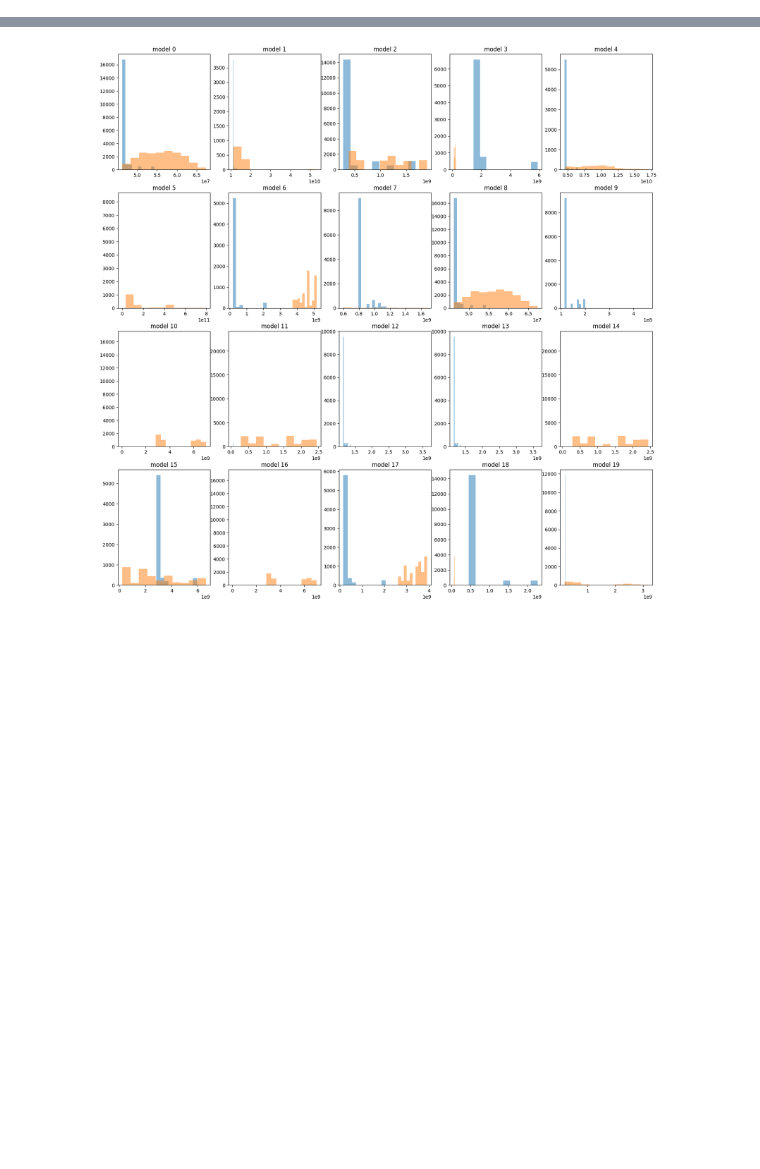
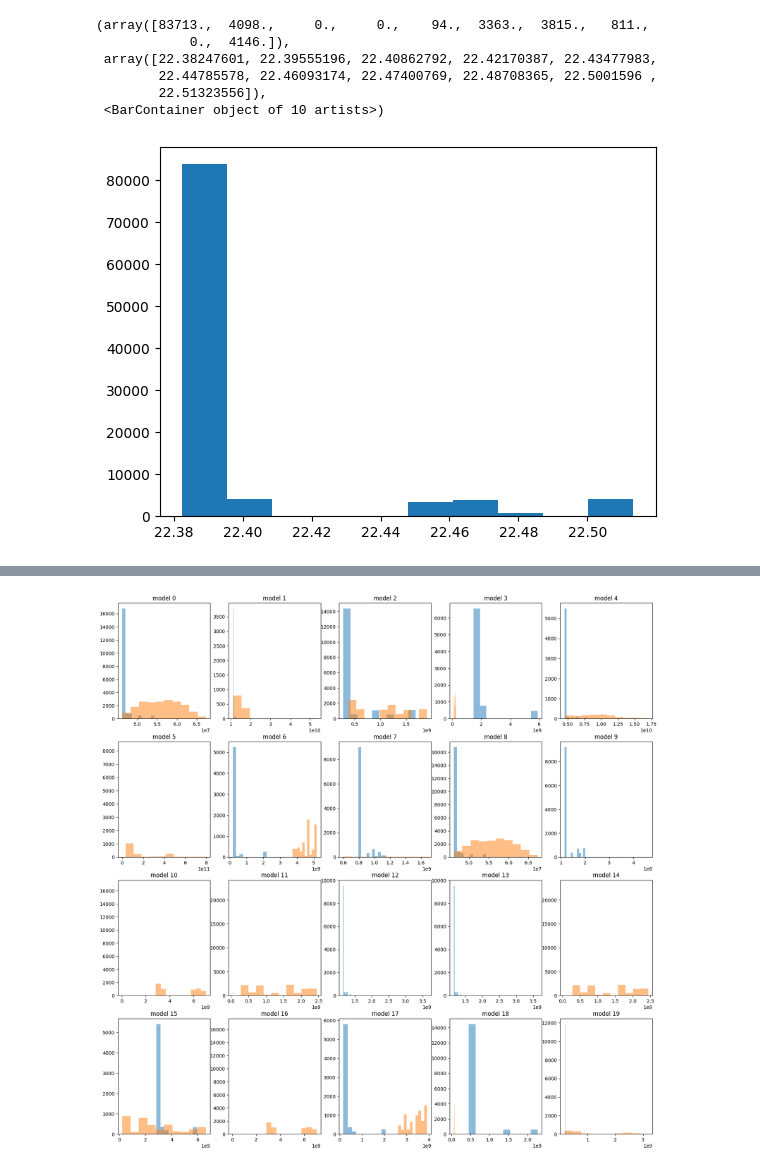
Before and after one commit to edenni/gfos, a Jupyter notebook: notebooks/data/check_dist.ipynb, the cells around one changed output, grey strips where cells are left out. Saved outputs shown, nothing was run; the diff lists cells and outputs as text; code cells hidden in the pictures; blank space fills up the shorter version.

```diff
--- a/notebooks/data/check_dist.ipynb
+++ b/notebooks/data/check_dist.ipynb
@@ -10,0 +24,10 @@ data_root = Path(data_root)
+# %%
+plt.hist(np.log2(data["config_runtime"]))
+# %% [output]
+(array([83713.,  4098.,     0.,     0.,    94.,  3363.,  3815.,   811.,
+            0.,  4146.]),
+ array([22.38247601, 22.39555196, 22.40862792, 22.42170387, 22.43477983,
+        22.44785578, 22.46093174, 22.47400769, 22.48708365, 22.5001596 ,
+        22.51323556]),
+ <BarContainer object of 10 artists>)
+[figure, added]
```
Also changed, not shown: parts of 6 cells of this notebook, 12 other files.
